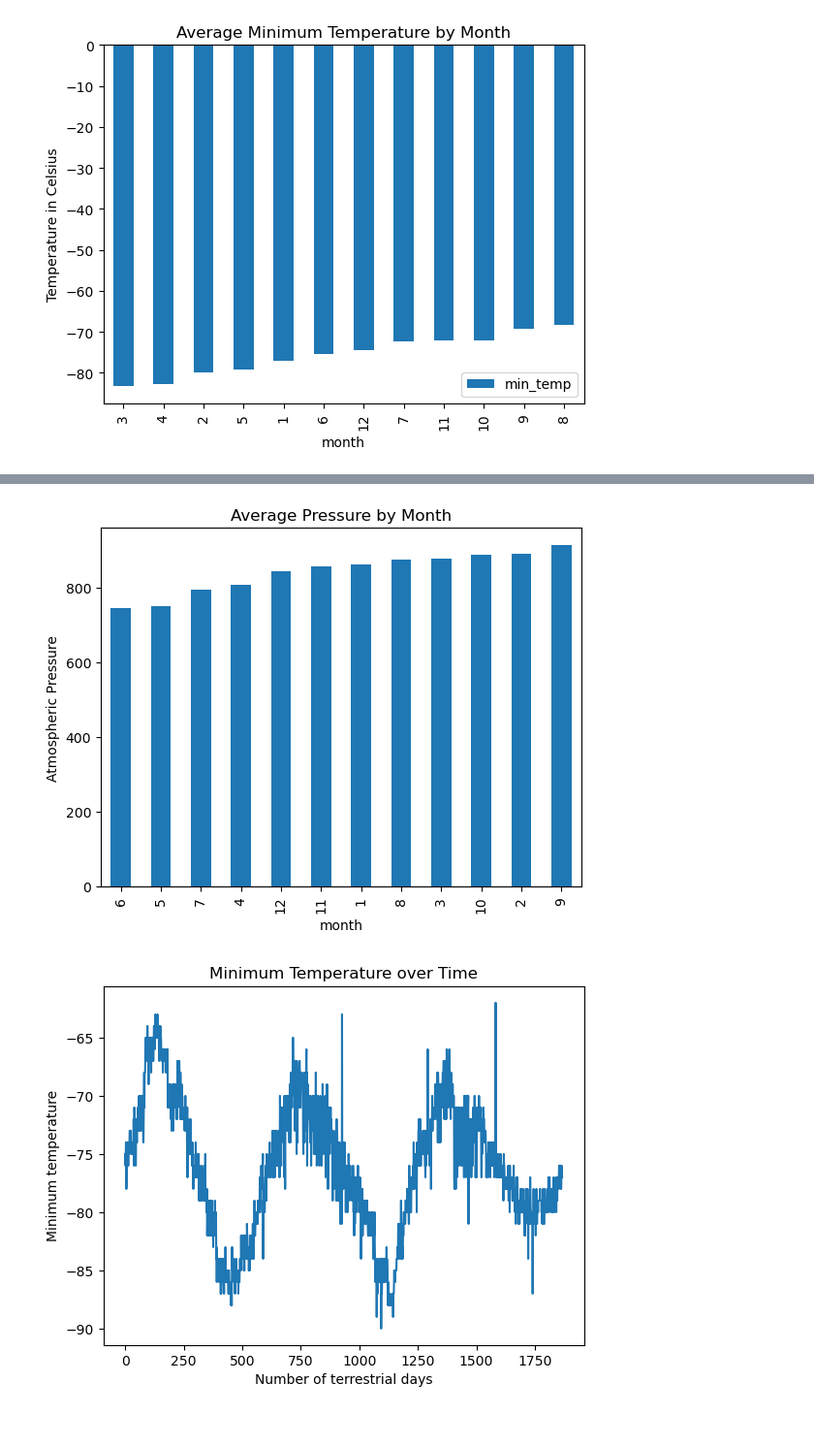
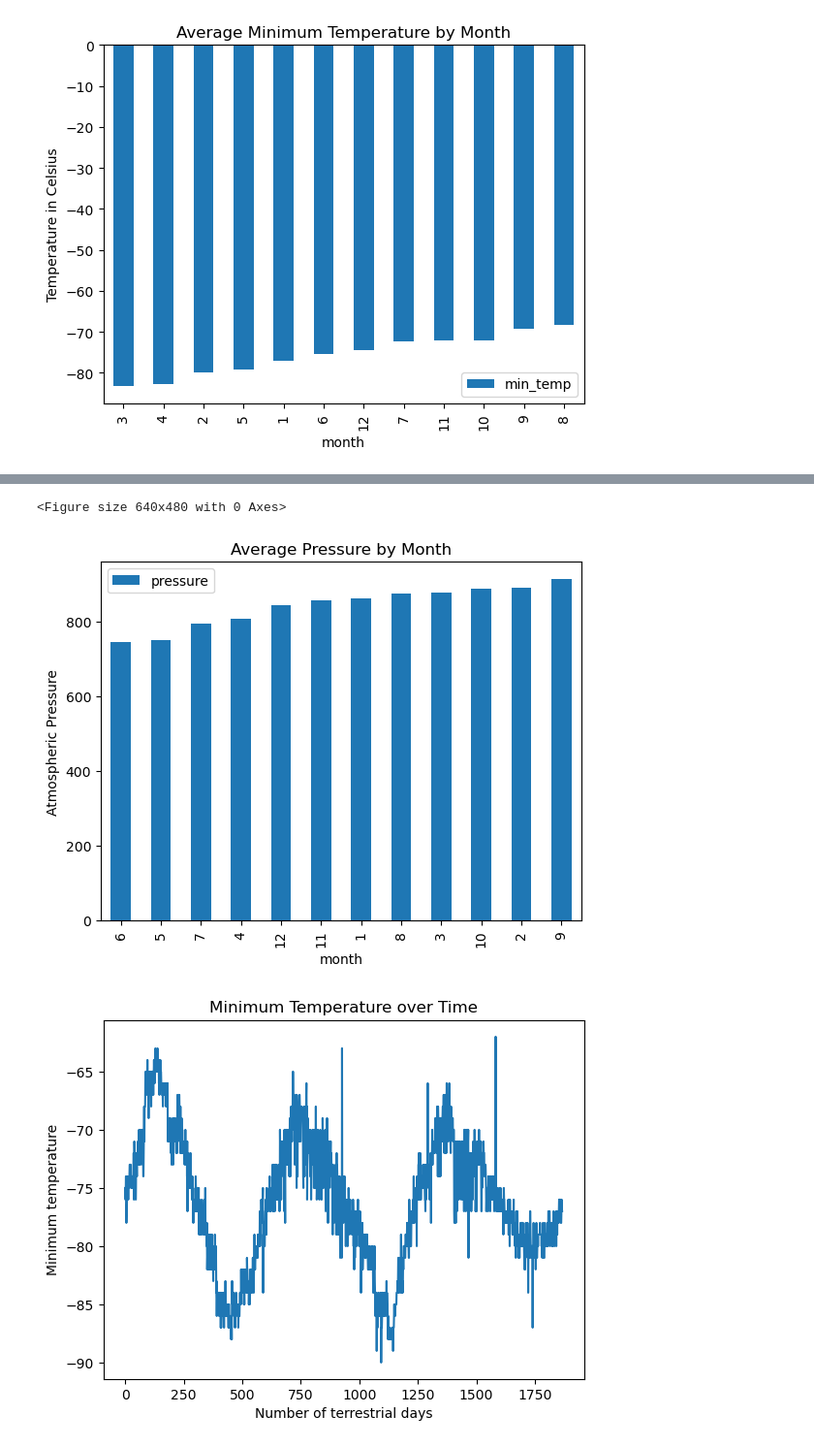
Before and after one commit to darren-coder/data-collection, a Jupyter notebook: module_11_challenge/part_2_mars_weather.ipynb, the cells around one changed output, grey strips where cells are left out. Shown at 97% size. Cells and saved outputs as stored; diff of their text form; code cells hidden in the pictures.

```diff
--- a/module_11/part_2_mars_weather.ipynb
+++ b/module_11_challenge/part_2_mars_weather.ipynb
@@ -217,4 +218,7 @@ plt.show()
 [figure]
 # %%
 # 4. What is the average pressure by month?
+avg_min_pressure = mars_df.groupby('month')['pressure'].mean()
+avg_pressure_df = pd.DataFrame(avg_min_pressure)
+avg_pressure_df
 # %% [output]
@@ -239,4 +250,12 @@ Name: pressure, dtype: float64
 # %%
 # Identify the lowest and highest pressure months in Curiosity's location by sorting the previous graph
+avg_pressure_sort = avg_pressure_df.sort_values(by='pressure')
+plt.figure()
+avg_pressure_sort.plot(kind='bar')
+plt.title('Average Pressure by Month')
+plt.ylabel('Atmospheric Pressure')
+plt.xlabel('month')
+plt.show()
 # %% [output]
+<Figure size 640x480 with 0 Axes>
-[figure, old version]
+[figure, new version]
```
Also changed, not shown: parts of 7 cells of this notebook, 1 other file.
